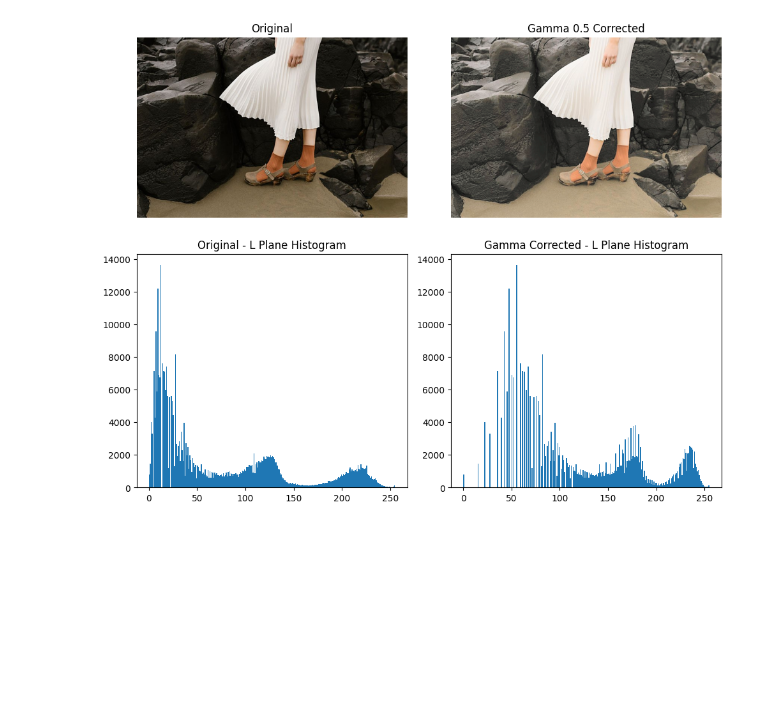
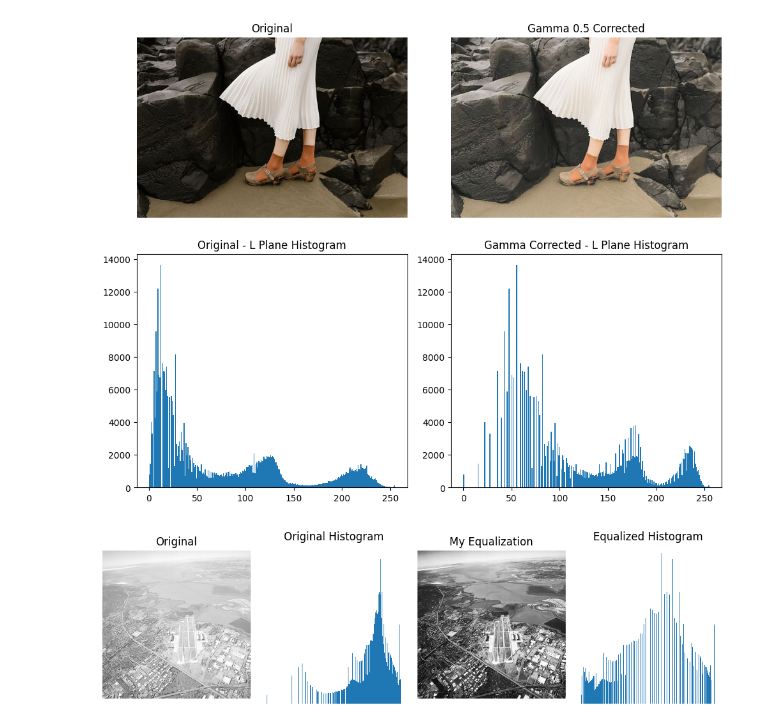
Before and after one commit to udithachandana/openCV, a Jupyter notebook: Assignment1.ipynb, the cells around one changed output. Saved outputs shown, nothing was run; the diff lists cells and outputs as text; code cells hidden in the pictures; blank space fills up the shorter version.

```diff
--- a/Assignment1.ipynb
+++ b/Assignment1.ipynb
@@ -154,3 +154,64 @@ plt.tight_layout()
 plt.show()
 # %% [output]
 [figure]
+# %%
+import cv2 as cv
+import numpy as np
+import matplotlib.pyplot as plt
+
+def my_hist_equalization(img):
+    # Flatten image to 1D
+    flat = img.flatten()
+
+    # Step 1: Compute histogram
+    hist = np.zeros(256, dtype=int)
+    for pixel in flat:
+        hist[pixel] += 1
+
+    # Step 2: Normalize histogram (PDF)
+    total_pixels = img.shape[0] * img.shape[1]
+    pdf = hist / total_pixels
+
+    # Step 3: Compute CDF
+    cdf = np.cumsum(pdf)
+
+    # Step 4: Map old values → new values
+    equalized_values = np.floor(255 * cdf).astype(np.uint8)
+
+    # Step 5: Replace pixels
+    equalized_img = equalized_values[flat]
+
+    # Reshape back to original image shape
+    equalized_img = equalized_img.reshape(img.shape)
+
+    return equalized_img
+
+f = cv.imread("images/runway.png", cv.IMREAD_GRAYSCALE)
+
+if f is None:
+    raise ValueError("Image not loaded")
+
+eq_img = my_hist_equalization(f)
+
+fig, ax = plt.subplots(1, 4, figsize=(10, 3))
+
+ax[0].set_title('Original')
+ax[0].imshow(f, cmap='gray')
+
+ax[1].set_title('Original Histogram')
+ax[1].hist(f.ravel(), bins=256, range=(0,255))
+
+ax[2].set_title('My Equalization')
+ax[2].imshow(eq_img, cmap='gray')
+ax[2].axis('off')
+
+ax[3].set_title('Equalized Histogram')
+ax[3].hist(eq_img.ravel(), bins=256, range=(0,255))
+
+for a in ax.flatten():
+    a.axis('off')
+
+plt.tight_layout()
+plt.show()
+# %% [output]
+[figure, added]
```
Also changed, not shown: parts of 2 cells of this notebook, 1 other file.
